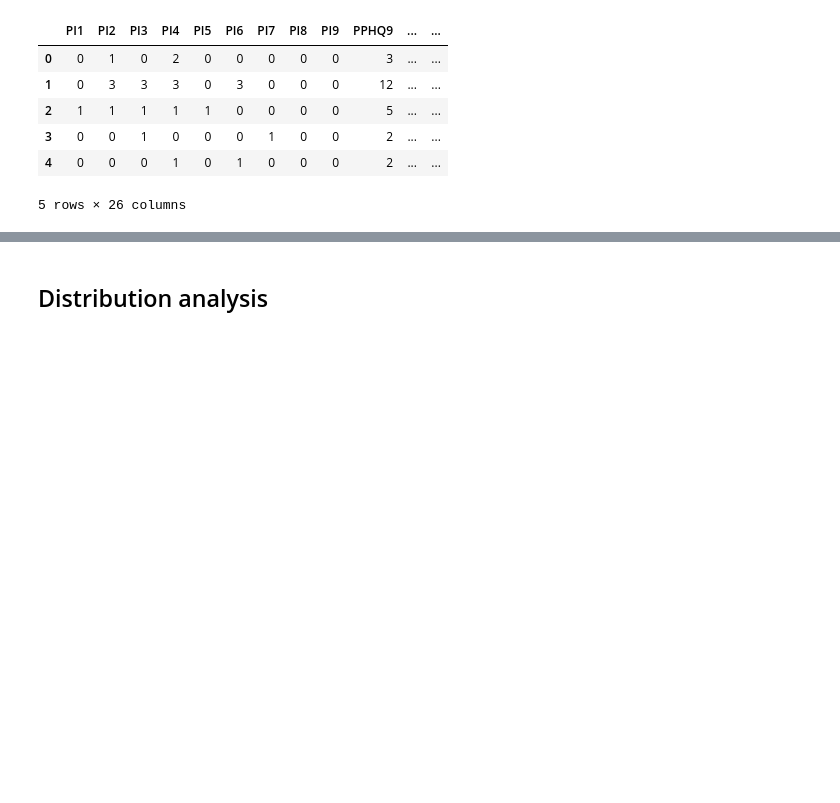
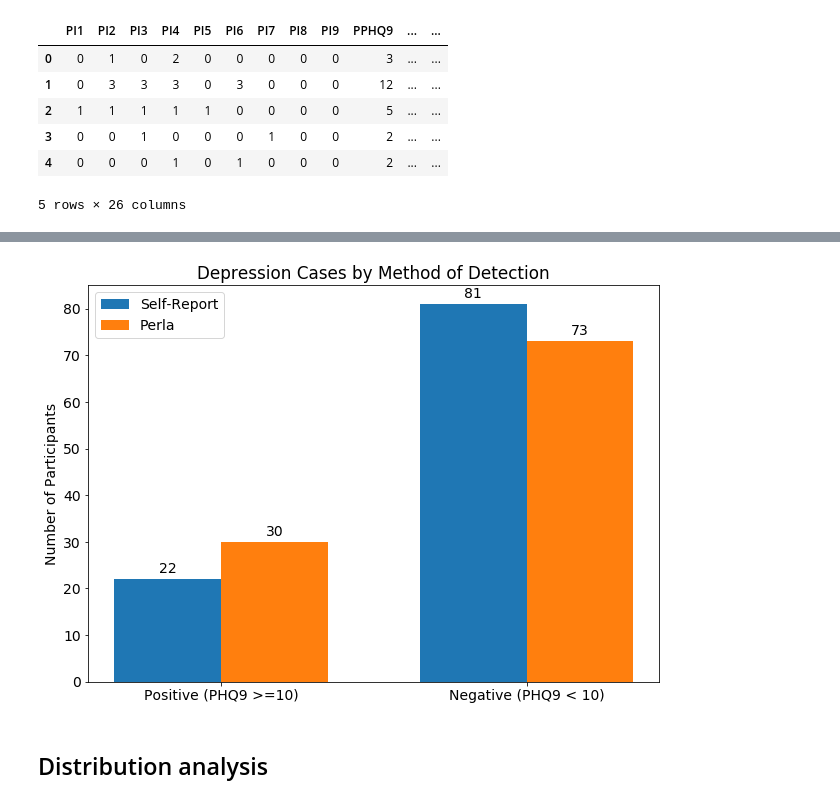
Before and after one commit to raul-arrabales/perla-bot, a Jupyter notebook: analytics/Perla-beta2-Descriptive.ipynb, the cells around one changed output, grey strips where cells are left out. Cells and saved outputs as stored; diff of their text form; code cells hidden in the pictures; blank space fills up the shorter version.

```diff
--- a/analytics/Perla-beta2-Descriptive.ipynb
+++ b/analytics/Perla-beta2-Descriptive.ipynb
@@ -130,3 +137,41 @@ plt.show()
+# %%
+# Compare the two methods in the same bar chart
+
+labels = ['Positive (PHQ9 >=10)', 'Negative (PHQ9 < 10)']
+selfreport_values = [numPosForm, numNegForm]
+perla_values = [numPosPerla, numNegPerla]
+
+x = np.arange(len(labels))  # the label locations
+width = 0.35  # the width of the bars
+
+fig4, ax4 = plt.subplots(figsize=(9,6.5))
+rects1 = ax4.bar(x - width/2, selfreport_values, width, label='Self-Report')
+rects2 = ax4.bar(x + width/2, perla_values, width, label='Perla')
+
+ax4.set_ylabel('Number of Participants')
+ax4.set_title('Depression Cases by Method of Detection')
+ax4.set_xticks(x)
+ax4.set_xticklabels(labels)
+ax4.legend()
+
+def autolabel(rects):
+    """Attach a text label above each bar in *rects*, displaying its height."""
+    for rect in rects:
+        height = rect.get_height()
+        ax4.annotate('{}'.format(height),
+                    xy=(rect.get_x() + rect.get_width() / 2, height),
+                    xytext=(0, 3),  # 3 points vertical offset
+                    textcoords="offset points",
+                    ha='center', va='bottom')
+
+autolabel(rects1)
+autolabel(rects2)
+
+fig4.tight_layout()
+
+plt.show()
+# %% [output]
+[figure, added]
 # %% [markdown]
 ## Distribution analysis
 # %%
```
Also changed, not shown: parts of 18 cells of this notebook.
